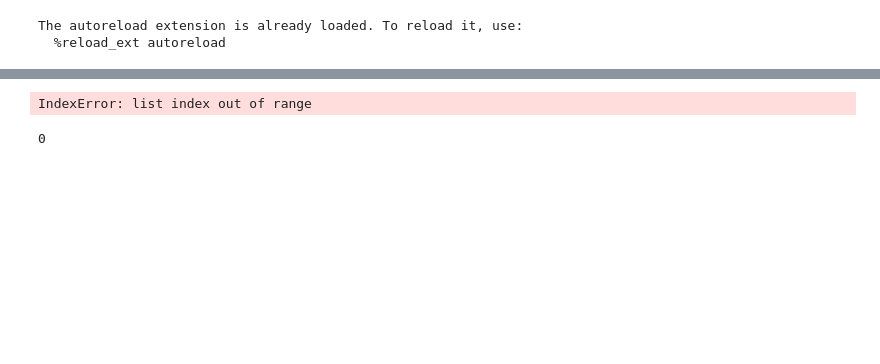
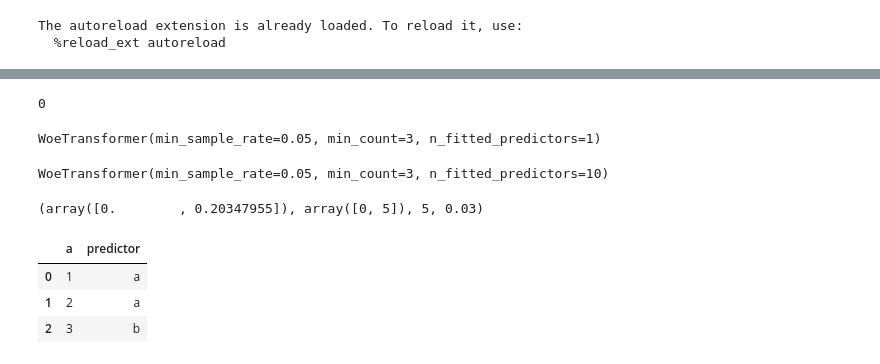
Before and after one commit to CEM3H/zenit-ai, a Jupyter notebook: notebooks/Untitled-Copy1.ipynb, the cells around one changed output, grey strips where cells are left out. Cells and saved outputs as stored; diff of their text form; code cells hidden in the pictures; blank space fills up the shorter version.

```diff
--- a/notebooks/Untitled-Copy1.ipynb
+++ b/notebooks/Untitled-Copy1.ipynb
@@ -38 +42,15 @@ WoeTransformer(min_sample_rate=0.05, min_count=3, n_fitted_predictors=10)
+# %%
+X, y = make_classification(5000, 20, 5, 0, weights=(0.95, 0.05), shift=5, scale=2)
+X = pd.DataFrame(X)
+for i, f in enumerate(X.columns):
+    if i <= 9:
+        X[f] = X[f].astype(int)
+    if i & 2 == 0:
+        ind = np.random.choice(range(len(X)), 500, replace=False)
+        X.loc[ind, f] = np.nan
+    X[f] = X[f].astype(str)
+y = pd.Series(y, name='target')
+X[0].name
+# %% [output]
+0
 # %%
@@ -41,8 +59,59 @@ alphas = [0.0001, 0.001, 0.01, 0.1, 1, 10]
+# %%
+vanilla = WoeTransformer()
+vanilla.fit(X[[0]], y)
+# %% [output]
+WoeTransformer(min_sample_rate=0.05, min_count=3, n_fitted_predictors=1)
 # %%
-regul = WoeTransformerRegularized(alphas=alphas, n_seeds=10)
-regul.fit(data[cols].astype(str).replace({'nan':np.nan}), )
+regul = WoeTransformerRegularized(alphas=alphas, n_seeds=n_seeds)
+regul.fit(X.iloc[:,:10], y)
 # %% [output]
-IndexError: list index out of range
+WoeTransformer(min_sample_rate=0.05, min_count=3, n_fitted_predictors=10)
+# %%
+a = [[0, 0.203948491746367],
+     [0.0001, 0.20394840230562705],
+     [0.001, 0.2039206201054458],
+     [0.01, 0.2036637928958567],
+     [0.02, 0.20353968262545227],
+     [0.03, 0.20347955300751042]]
+np.min(a, axis=0), np.argmin(a, 0), np.argmin(a, 0)[1], a[np.argmin(a, 0)[1]][0]
+# %% [output]
+(array([0.        , 0.20347955]), array([0, 5]), 5, 0.03)
+# %%
+del GroupedPredictor
+class GroupedPredictor(pd.DataFrame):
+        """
+        Вспомогательный класс для удобства доступа к некоторым данным
+        """
+        def get_predictor(self, x):
+            """
+            Получение подвыборки по имени предиктора(ов)
+
+            Входные данные:
+            ---------------
+                x : str/int/list-like
+                        Предиктор или список предикторов
+
+            Возвращает:
+            -----------
+                self : pd.DataFrame
+                        Часть датафрейма (самого себя)
+            """
+            if isinstance(x, (list, set, tuple)):
+                return self[self['predictor'].isin(x)]
+            else:
+                return self[self['predictor'] == x]
+
+        def append(self, other):
+            return super(GroupedPredictor, self).append(other)
+a = pd.DataFrame({'a': [1,2,3], 'predictor':['a', 'a', 'b']})
+# GroupedPredictor(a).append(a)
+GroupedPredictor({'a': [1,2,3], 'predictor':['a', 'a', 'b']})
+GroupedPredictor().append(a)
+# %% [output]
+|  | a | predictor |
+| 0 | 1 | a |
+| 1 | 2 | a |
+| 2 | 3 | b |
 # %%
 # Проверка группировки функцией и классом
 regul_grouping = (regul.grouped[['predictor', 'sample_count', 'target_count', 'value']]
@@ -52,7 +121,7 @@ regul_grouping = (regul.grouped[['predictor', 'sample_count', 'target_count', 'v
 
 test_grouping = pd.DataFrame()
 for col in cols:
-    tmp = cat_features_alpha_logloss(data, col, 'mob12_90', alphas, n_seeds)
+    tmp = cat_features_alpha_logloss(data, col, 'target', alphas, n_seeds)
     tmp.insert(0, 'predictor', col)
     test_grouping = test_grouping.append(tmp.rename(columns={'groups':'value'}))
 
@@ -60,8 +129,6 @@ test_grouping.sort_values(['predictor', 'value'], inplace=True)
 test_grouping.reset_index(drop=True, inplace=True)
 test_grouping.shape
 (test_grouping == regul_grouping).sum().sum() - regul_grouping.shape[0] * regul_grouping.shape[1]
-# %% [output]
-0
 # %%
 # Проверка расчета статистик функцией и классом
 regul_stats = (regul.stats[test_stats.columns]
```
Also changed, not shown: parts of 15 cells of this notebook, 3 other files.
